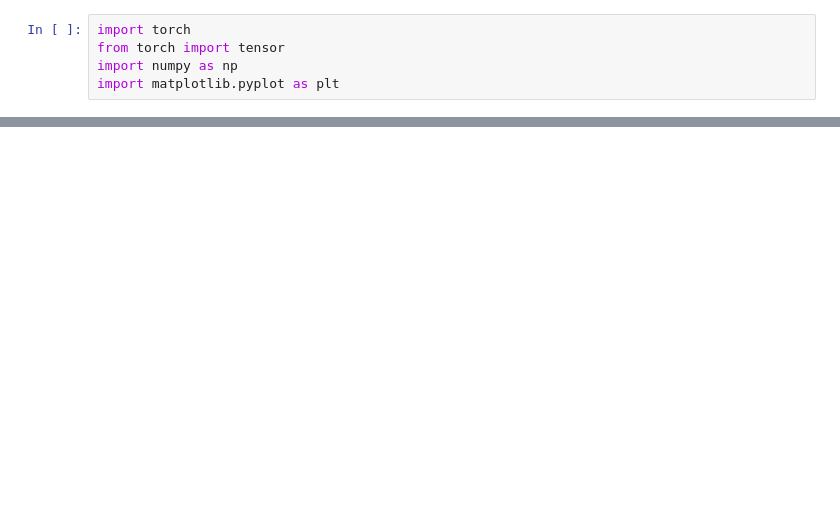
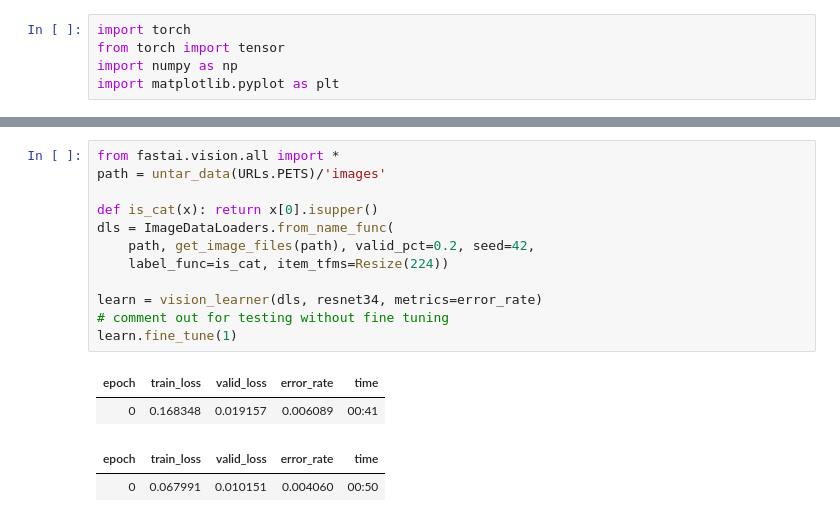
Before and after one commit to corecube/fastbook, a Jupyter notebook: my_notes.ipynb, the cells around one changed output, grey strips where cells are left out. Cells and saved outputs as stored; diff of their text form; blank space fills up the shorter version.

```diff
--- a/my_notes.ipynb
+++ b/my_notes.ipynb
@@ -14,0 +18,17 @@ import matplotlib.pyplot as plt
+# %%
+from fastai.vision.all import *
+path = untar_data(URLs.PETS)/'images'
+
+def is_cat(x): return x[0].isupper()
+dls = ImageDataLoaders.from_name_func(
+    path, get_image_files(path), valid_pct=0.2, seed=42,
+    label_func=is_cat, item_tfms=Resize(224))
+
+learn = vision_learner(dls, resnet34, metrics=error_rate)
+# comment out for testing without fine tuning
+learn.fine_tune(1)
+# %% [output]
+| epoch | train_loss | valid_loss | error_rate | time |
+| 0 | 0.168348 | 0.019157 | 0.006089 | 00:41 |
+| epoch | train_loss | valid_loss | error_rate | time |
+| 0 | 0.067991 | 0.010151 | 0.004060 | 00:50 |
```
Also changed, not shown: parts of 11 cells of this notebook, 2 other files.
